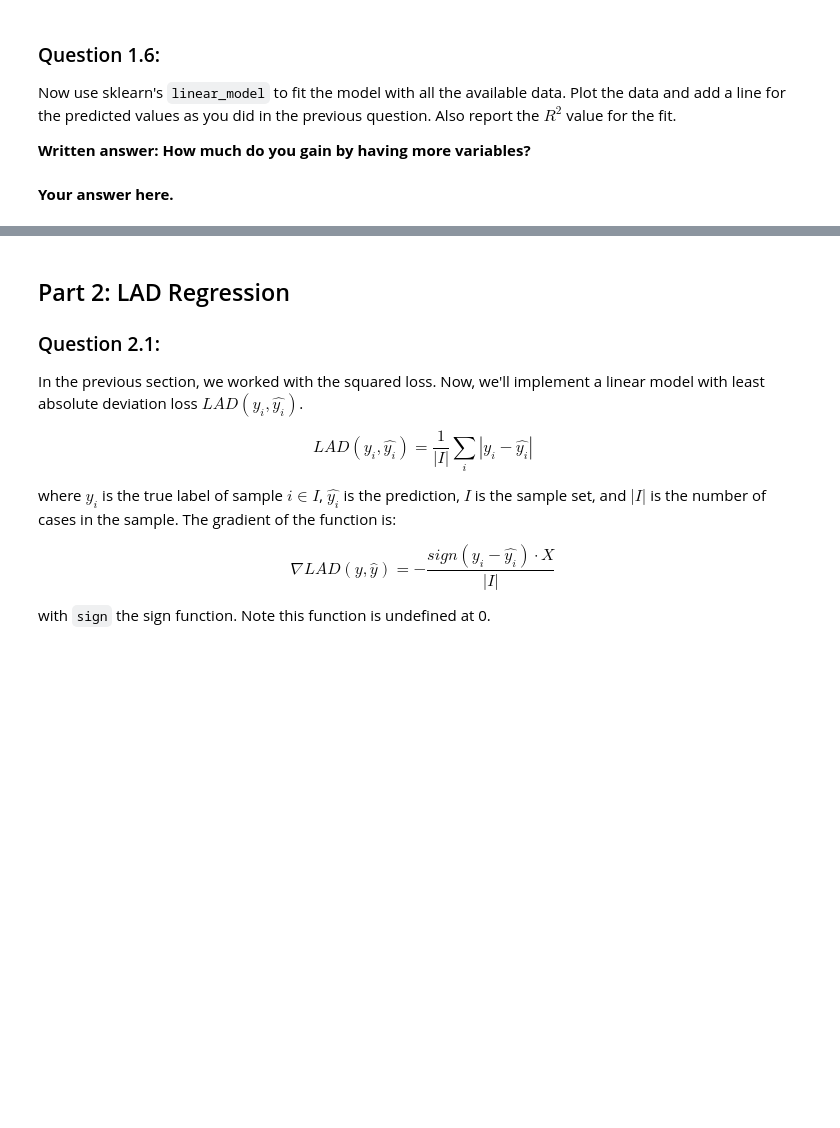
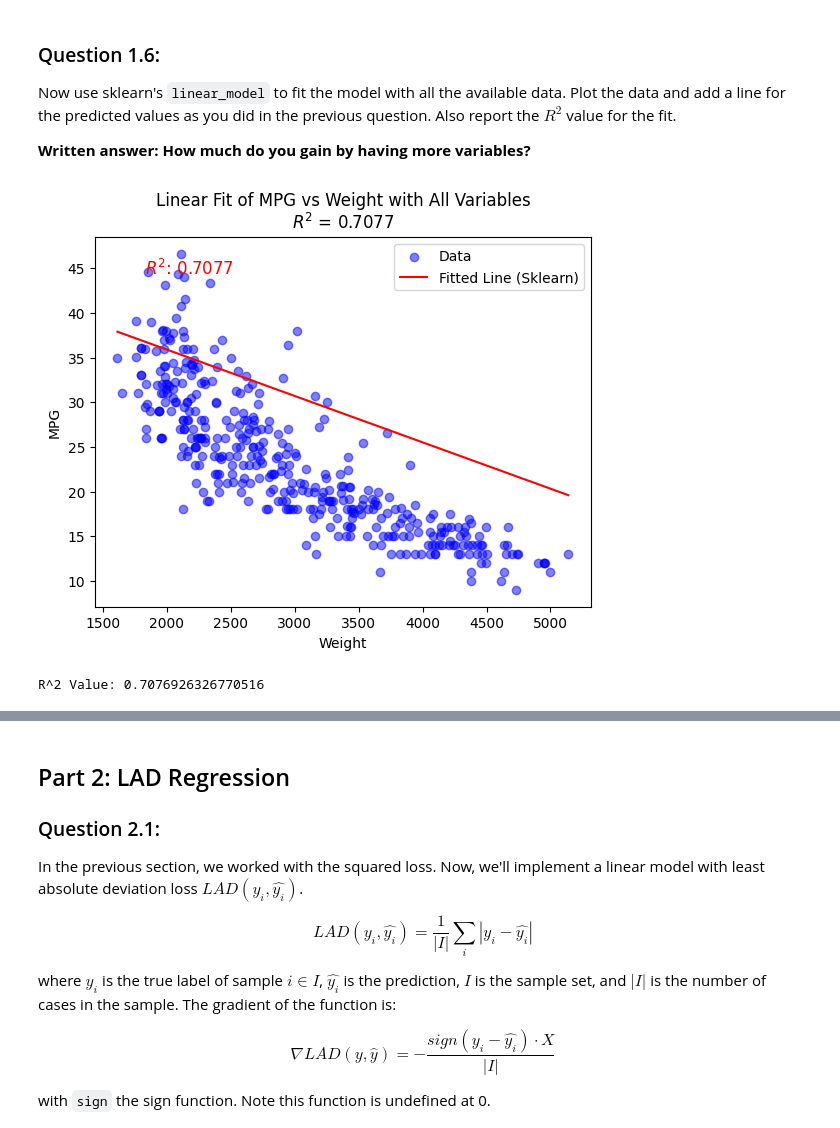
Before and after one commit to aarishlakhani/Machine-Learning, a Jupyter notebook: Loss Functions.ipynb, the cells around one changed output, grey strips where cells are left out. Saved outputs shown, nothing was run; the diff lists cells and outputs as text; code cells hidden in the pictures; blank space fills up the shorter version.

```diff
--- a/Loss Functions.ipynb
+++ b/Loss Functions.ipynb
@@ -175,2 +318,42 @@ Now use sklearn's `linear_model` to fit the model with all the available data. P
-# %% [markdown]
-**Your answer here.**
+# %%
+from sklearn.linear_model import LinearRegression
+
+
+car_data = pd.read_csv("car_data.csv")
+y = car_data['MPG'].values
+X_all = car_data.select_dtypes(include=[np.number]).drop(columns=['MPG']).values  # Drop MPG as it's the target
+
+# Fit the model using sklearn's LinearRegression
+model = LinearRegression()
+model.fit(X_all, y)
+
+# Get predictions and R^2 value
+y_pred = model.predict(X_all)
+r2_sklearn = model.score(X_all, y)
+
+# Generate a grid of equally spaced weights
+weight_grid = np.linspace(car_data['weight'].min(), car_data['weight'].max(), 100).reshape(-1, 1)
+
+# Prepare a matrix for predictions over the weight grid
+X_grid = np.zeros((100, X_all.shape[1]))
+weight_col_idx = car_data.columns.get_loc('weight') - 1  # Find the index of the 'weight' column
+X_grid[:, weight_col_idx] = weight_grid.flatten()
+
+# Generate predictions for weight grid
+y_pred_grid = model.predict(X_grid)
+
+# Plot the data and the fitted line
+plt.scatter(car_data['weight'], y, alpha=0.5, label='Data', color='blue')
+plt.plot(weight_grid, y_pred_grid, color='red', label='Fitted Line (Sklearn)')
+plt.xlabel('Weight')
+plt.ylabel('MPG')
+plt.title(f'Linear Fit of MPG vs Weight with All Variables\n$R^2$ = {r2_sklearn:.4f}')
+plt.legend()
+plt.annotate(f'$R^2$: {r2_sklearn:.4f}', xy=(0.1, 0.9), xycoords='axes fraction', fontsize=12, color='red')
+plt.show()
+
+# R^2 value
+print("R^2 Value:", r2_sklearn)
+# %% [output]
+[figure, added]
+R^2 Value: 0.7076926326770516
```
Also changed, not shown: parts of 26 cells of this notebook.
